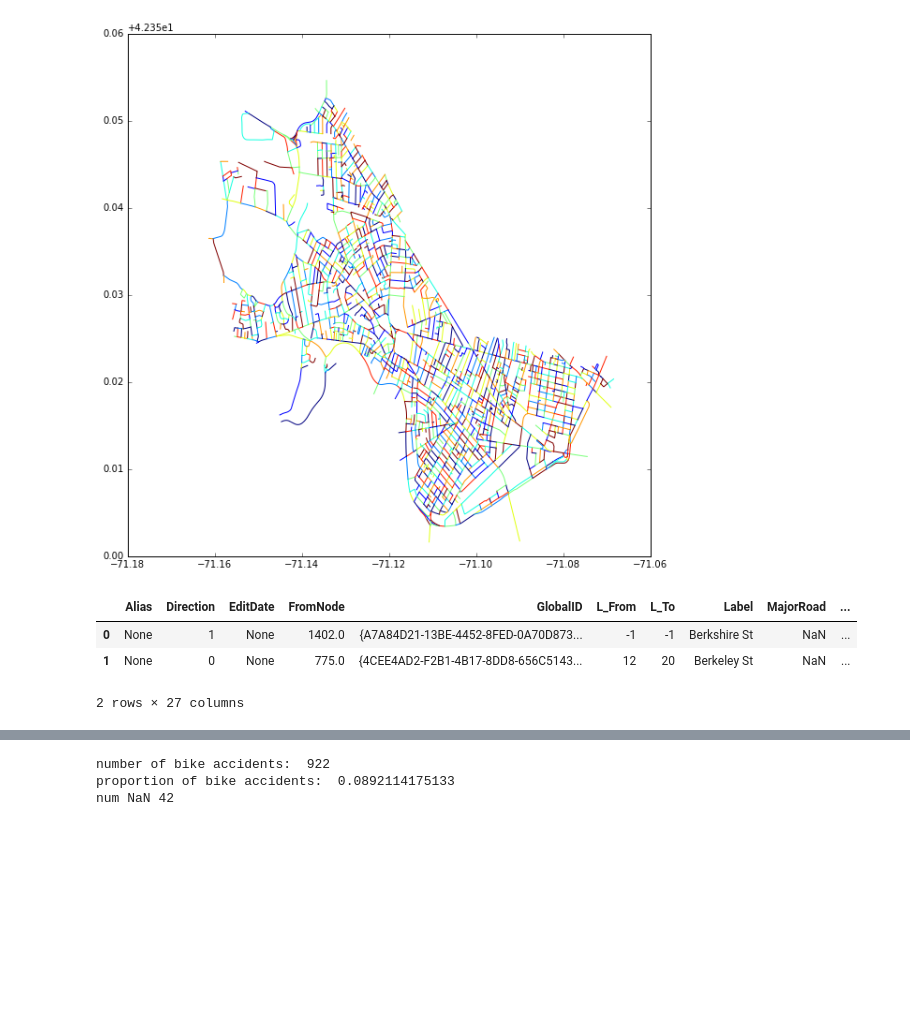
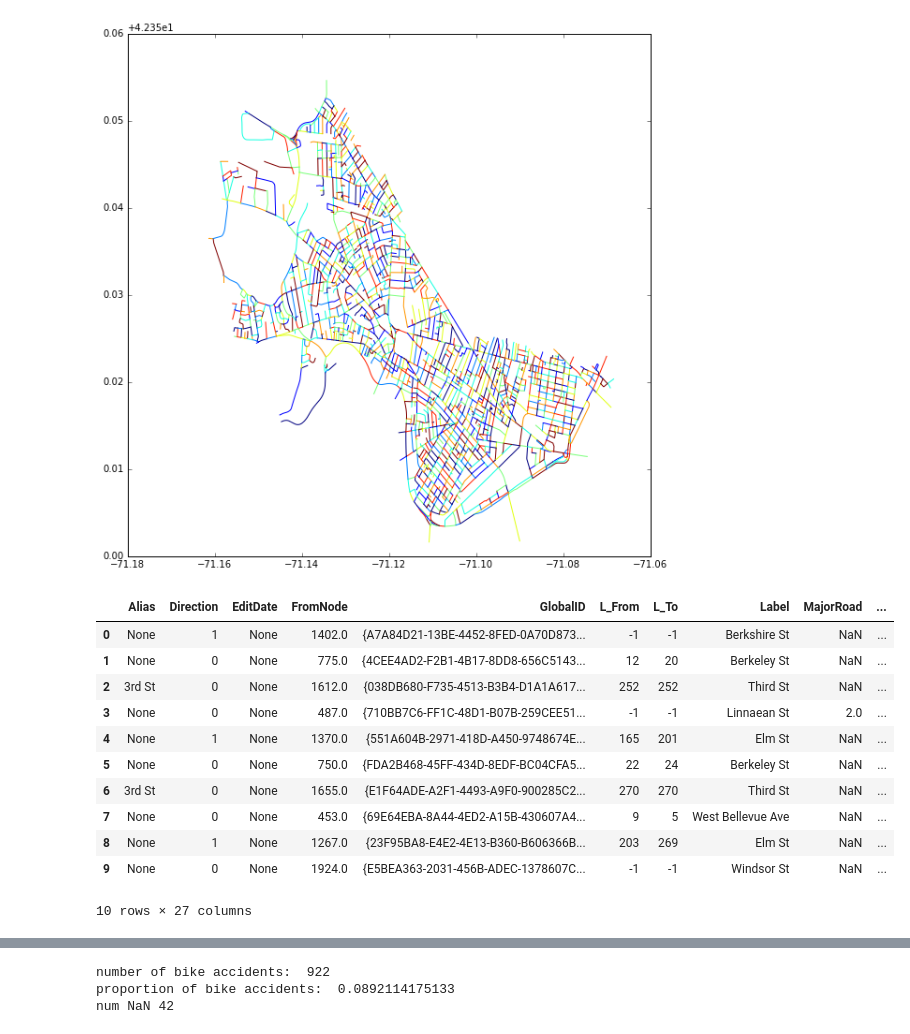
Before and after one commit to NickHoernle/Artificial-Intelligence-CS182-Project, a Jupyter notebook: exploration/exploration.ipynb, the cells around one changed output, grey strips where cells are left out. Saved outputs shown, nothing was run; the diff lists cells and outputs as text; code cells hidden in the pictures; blank space fills up the shorter version.

```diff
--- a/exploration/exploration.ipynb
+++ b/exploration/exploration.ipynb
@@ -36,12 +36,20 @@ street_centerline.plot(ax=ax)
 <matplotlib.axes._subplots.AxesSubplot at 0x...>
 [figure]
 # %%
-street_centerline.head(2)
+street_centerline.head(10)
 # %% [output]
 |  | Alias | Direction | EditDate | FromNode | GlobalID | L_From | L_To | Label | MajorRoad | ... |
 | 0 | None | 1 | None | 1402.0 | {A7A84D21-13BE-4452-8FED-0A70D873... | -1 | -1 | Berkshire St | NaN | ... |
 | 1 | None | 0 | None | 775.0 | {4CEE4AD2-F2B1-4B17-8DD8-656C5143... | 12 | 20 | Berkeley St | NaN | ... |
+| 2 | 3rd St | 0 | None | 1612.0 | {038DB680-F735-4513-B3B4-D1A1A617... | 252 | 252 | Third St | NaN | ... |
+| 3 | None | 0 | None | 487.0 | {710BB7C6-FF1C-48D1-B07B-259CEE51... | -1 | -1 | Linnaean St | 2.0 | ... |
+| 4 | None | 1 | None | 1370.0 | {551A604B-2971-418D-A450-9748674E... | 165 | 201 | Elm St | NaN | ... |
+| 5 | None | 0 | None | 750.0 | {FDA2B468-45FF-434D-8EDF-BC04CFA5... | 22 | 24 | Berkeley St | NaN | ... |
+| 6 | 3rd St | 0 | None | 1655.0 | {E1F64ADE-A2F1-4493-A9F0-900285C2... | 270 | 270 | Third St | NaN | ... |
+| 7 | None | 0 | None | 453.0 | {69E64EBA-8A44-4ED2-A15B-430607A4... | 9 | 5 | West Bellevue Ave | NaN | ... |
+| 8 | None | 1 | None | 1267.0 | {23F95BA8-E4E2-4E13-B360-B606366B... | 203 | 269 | Elm St | NaN | ... |
+| 9 | None | 0 | None | 1924.0 | {E5BEA363-2031-456B-ADEC-1378607C... | -1 | -1 | Windsor St | NaN | ... |
-2 rows × 27 columns
+10 rows × 27 columns
 # %%
 intersections.head(2)
 # %% [output]
```
Also changed, not shown: parts of 4 cells of this notebook, 1 other file.
